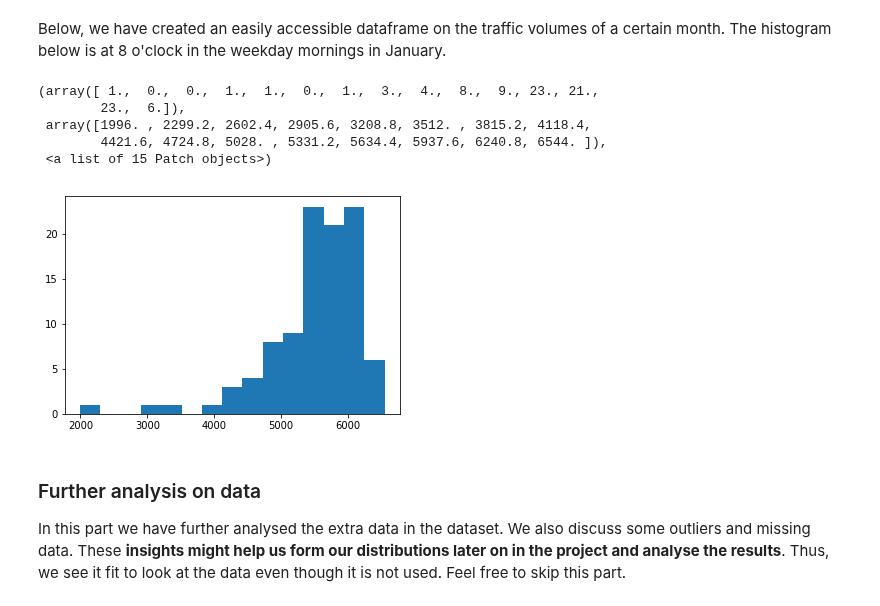
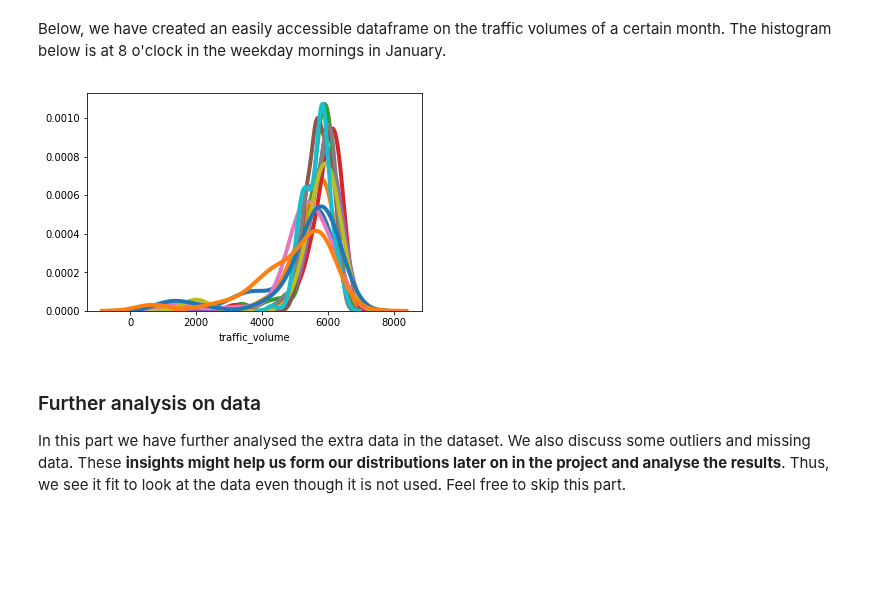
Before and after one commit to Lensku/BDA-Project-Otso-Lensku, a Jupyter notebook: Project.ipynb, the cells around one changed output. Saved outputs shown, nothing was run; the diff lists cells and outputs as text; code cells hidden in the pictures; blank space fills up the shorter version.

```diff
--- a/Project.ipynb
+++ b/Project.ipynb
@@ -95,18 +95,17 @@ Below, we have created an easily accessible dataframe on the traffic volumes of
 # %%
 # holds traffic during weekdays at 8
 traffic_by_month = [traffic_at_time(8, df_with_dates[(df_with_dates['month'] == month) & (df_with_dates['weekday'] < 5)])
                     for month in range(1,13)]
 
 traffic_by_month = trim(traffic_by_month)
 # traffic in january during weekdays at 8
-plt.hist(traffic_by_month[1], bins=15)
+
+[sns.distplot(traffic_by_month[i], hist=False, kde=True,
+             bins=int(180/5),
+             hist_kws={'edgecolor':'black'},
+             kde_kws={'linewidth': 4}) for i in range(12)];
 # %% [output]
-(array([ 1.,  0.,  0.,  1.,  1.,  0.,  1.,  3.,  4.,  8.,  9., 23., 21.,
-        23.,  6.]),
- array([1996. , 2299.2, 2602.4, 2905.6, 3208.8, 3512. , 3815.2, 4118.4,
-        4421.6, 4724.8, 5028. , 5331.2, 5634.4, 5937.6, 6240.8, 6544. ]),
- <a list of 15 Patch objects>)
-[figure, old version]
+[figure, new version]
 # %% [markdown]
 ### Further analysis on data
 
```
Also changed, not shown: parts of 7 cells of this notebook.
